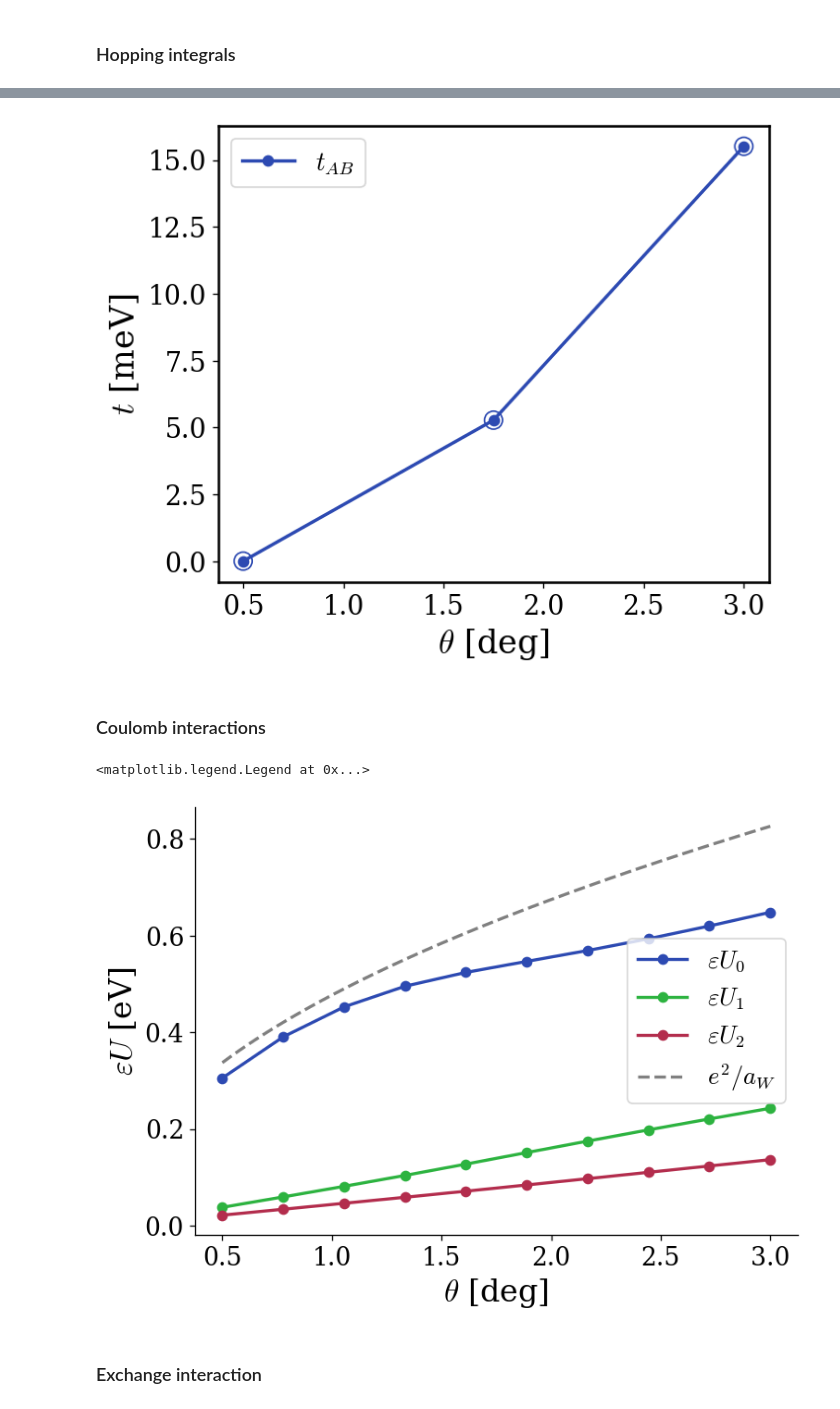
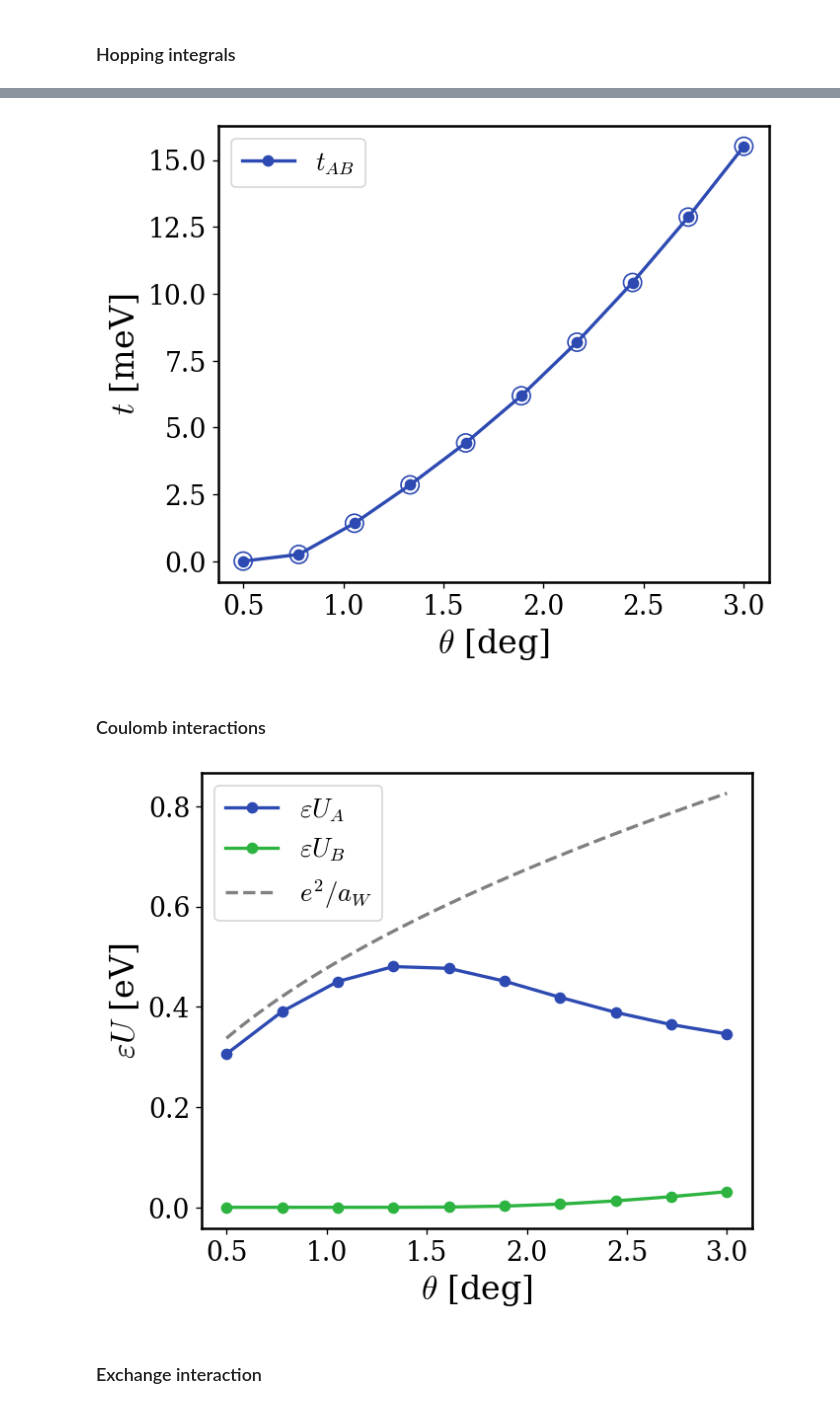
Before and after one commit to sanhq17/moire_heterobilayers, a Jupyter notebook: notebooks/hblyr_honeycomb_hubbard.ipynb, the cells around one changed output, grey strips where cells are left out. Cells and saved outputs as stored; diff of their text form; code cells hidden in the pictures.

```diff
--- a/notebooks/hblyr_honeycomb_hubbard.ipynb
+++ b/notebooks/hblyr_honeycomb_hubbard.ipynb
@@ -96,7 +93,7 @@ Norm Wannier B:  0.9965059696621155
 ### Hopping integrals
 # %%
 sys = HeteroBilayer()
-thetas = np.linspace(0.5, 3.0, 3)
+thetas = np.linspace(0.5, 3.0, 10)
 
 onsiteA = []
 onsiteA_kspace = []
@@ -193,44 +192,48 @@ for spine in ax.spines.values():
     spine.set_linewidth(1.5)
     spine.set_color("black")
 # %% [output]
-[figure, old version]
+[figure, new version]
 # %% [markdown]
 ### Coulomb interactions
 # %%
+sys = HeteroBilayer()
 thetas = np.linspace(0.5, 3.0, 10)
-U0 = []
-U1 = []
-U2 = []
+UA = []
+UB = []
 
 for th in tqdm(thetas):
     sys.theta_deg = th
 
-    interactions = sys.interaction_1band(orders=[0, 1, 2])
+    interactionA = sys.interaction_2band(orders=[0], sublattice1="A", sublattice2="A")
+    interactionB = sys.interaction_2band(orders=[0], sublattice1="B", sublattice2="B")
 
     # Coulomb matrix elements in eV
-    U0.append(sys.epsilon * interactions[0] / 1000)
-    U1.append(sys.epsilon * interactions[1] / 1000)
-    U2.append(sys.epsilon * interactions[2] / 1000)
+    UA.append(sys.epsilon * interactionA[0] / 1000)
+    UB.append(sys.epsilon * interactionB[0] / 1000)
 # %%
-fig, ax = plt.subplots()
+fig, ax = plt.subplots(figsize=(6, 5))
 
 cols = ["#2D4AB2", "#2DB340", "#B32D4D"]
 
-ax.plot(thetas, U0, marker="o", label=r"$\varepsilon U_0$", color=cols[0])
-ax.plot(thetas, U1, marker="o", label=r"$\varepsilon U_1$", color=cols[1])
-ax.plot(thetas, U2, marker="o", label=r"$\varepsilon U_2$", color=cols[2])
+ax.plot(thetas, UA, marker="o", label=r"$\varepsilon U_A$", color=cols[0])
+ax.plot(thetas, UB, marker="o", label=r"$\varepsilon U_B$", color=cols[1])
 
 tt = np.linspace(0.5, 3.0, 100)
 aMs = sys.a0 / (2 * np.sin(np.radians(tt) / 2))
 ax.plot(tt, sys.E_SQUARED / (utils.spread_harmonic_approx(aMs, sys.V, sys.psi) * 1000),
        color="gray", linestyle="--", label=r"$e^2/a_W$", linewidth=2)
 
 ax.set_xlabel(r"$\theta$ [deg]", fontsize=20)
 ax.set_ylabel(r"$\varepsilon U$ [eV]", fontsize=20)
 ax.legend(fontsize=16)
+# Add box around the plot
+ax = plt.gca()
+for spine in ax.spines.values():
+    spine.set_visible(True)
+    spine.set_linewidth(1.5)
+    spine.set_color("black")
 # %% [output]
-<matplotlib.legend.Legend at 0x...>
-[figure, old version]
+[figure, new version]
 # %% [markdown]
 ### Exchange interaction
 # %%
```
Also changed, not shown: parts of 12 cells of this notebook, 1 other file.
